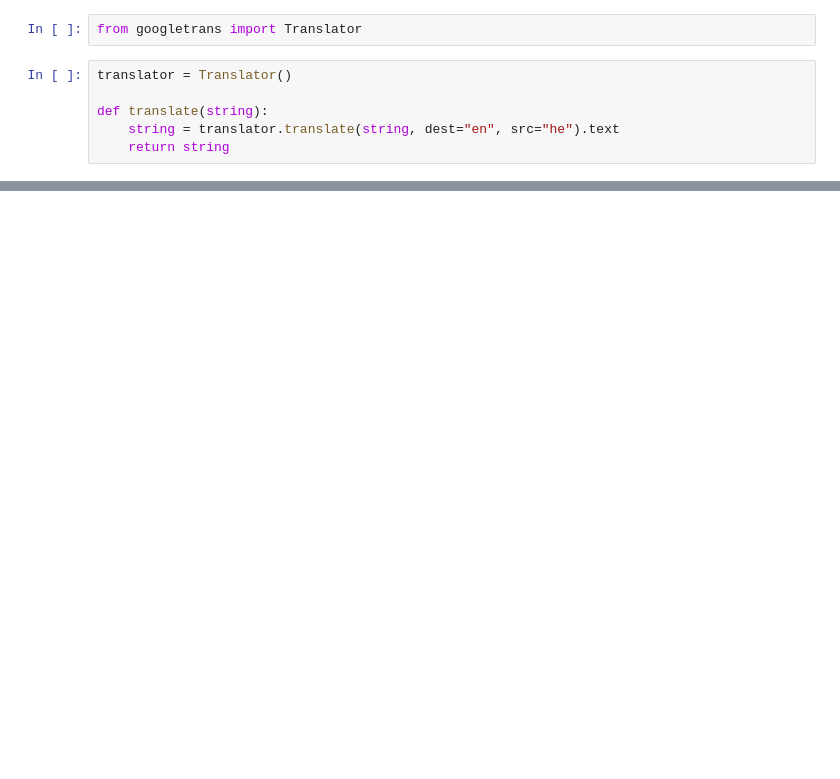
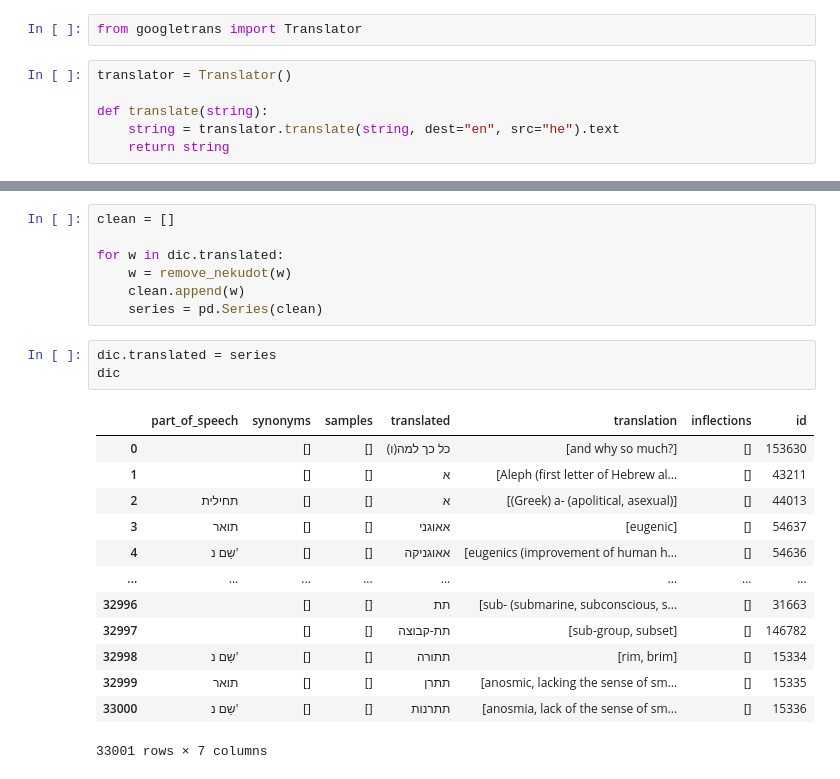
Before and after one commit to vzucher/gmatria, a Jupyter notebook: scraping-pealim.ipynb, the cells around one changed output, grey strips where cells are left out. Saved outputs shown, nothing was run; the diff lists cells and outputs as text; blank space fills up the shorter version.

```diff
--- a/scraping-pealim.ipynb
+++ b/scraping-pealim.ipynb
@@ -252,0 +165,24 @@ ReadTimeout: The read operation timed out
+# %%
+clean = []
+
+for w in dic.translated:
+    w = remove_nekudot(w)
+    clean.append(w)
+    series = pd.Series(clean)
+# %%
+dic.translated = series
+dic
+# %% [output]
+|  | part_of_speech | synonyms | samples | translated | translation | inflections | id |
+| 0 |  | [] | [] | (ו)כל כך למה | [and why so much?] | [] | 153630 |
+| 1 |  | [] | [] | א | [Aleph (first letter of Hebrew al... | [] | 43211 |
+| 2 | תחילית | [] | [] | א | [(Greek) a- (apolitical, asexual)] | [] | 44013 |
+| 3 | תואר | [] | [] | אאוגני | [eugenic] | [] | 54637 |
+| 4 | שֵם נ' | [] | [] | אאוגניקה | [eugenics (improvement of human h... | [] | 54636 |
+| ... | ... | ... | ... | ... | ... | ... | ... |
+| 32996 |  | [] | [] | תת | [sub- (submarine, subconscious, s... | [] | 31663 |
+| 32997 |  | [] | [] | תת-קבוצה | [sub-group, subset] | [] | 146782 |
+| 32998 | שֵם נ' | [] | [] | תתורה | [rim, brim] | [] | 15334 |
+| 32999 | תואר | [] | [] | תתרן | [anosmic, lacking the sense of sm... | [] | 15335 |
+| 33000 | שֵם נ' | [] | [] | תתרנות | [anosmia, lack of the sense of sm... | [] | 15336 |
+33001 rows × 7 columns
```
Also changed, not shown: parts of 40 cells of this notebook, 4 other files.
